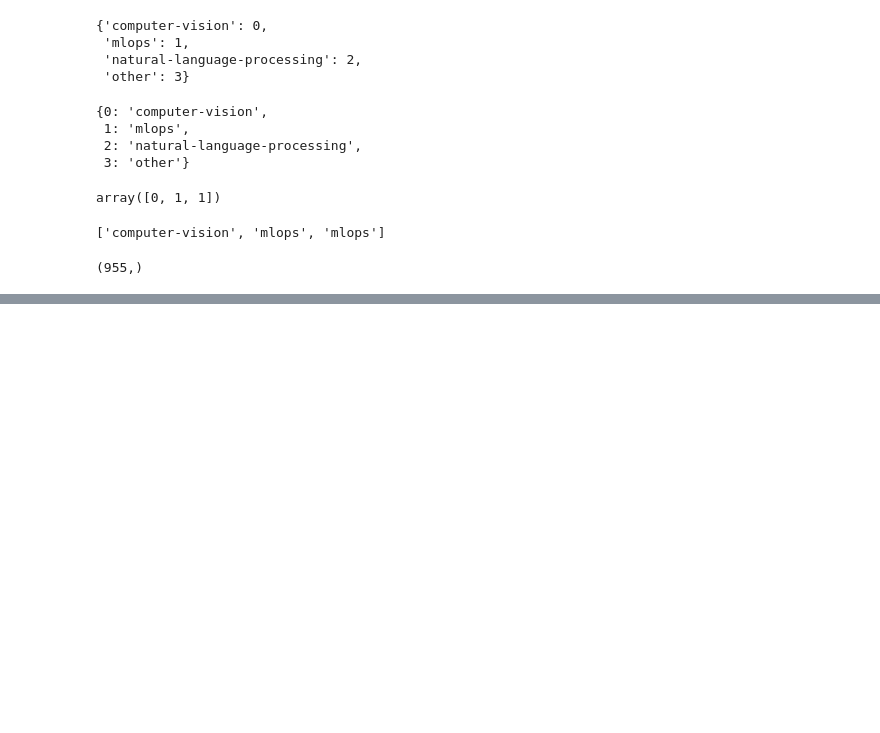
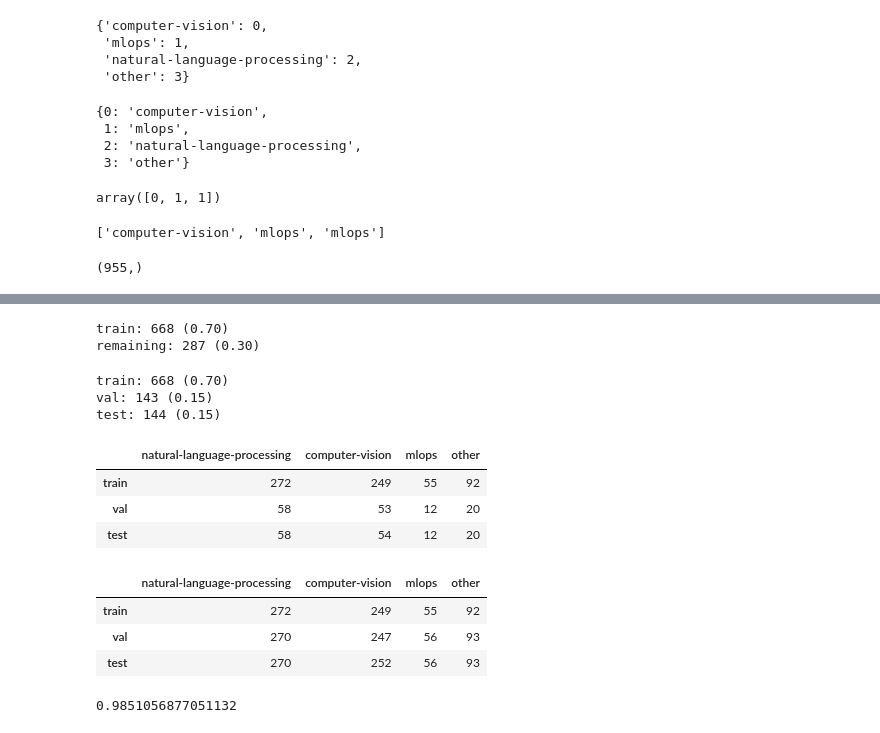
Before and after one commit to sohamtiwari3120/madewithml, a Jupyter notebook: notebooks/tagifai.ipynb, the cells around one changed output, grey strips where cells are left out. Cells and saved outputs as stored; diff of their text form; code cells hidden in the pictures; blank space fills up the shorter version.

Commit message:
feat: added splitting and data augmentation sections using snorkel

```diff
--- a/notebooks/tagifai.ipynb
+++ b/notebooks/tagifai.ipynb
@@ -379,0 +390,41 @@ print (y.shape)
+# %%
+# Split sizes
+train_size = 0.7
+val_size = 0.15
+test_size = 0.15
+# %%
+X_train, X_, y_train, y_ = train_test_split(X, y, train_size=train_size, stratify=y)
+# %%
+print (f"train: {len(X_train)} ({(len(X_train) / len(X)):.2f})\n"
+       f"remaining: {len(X_)} ({(len(X_) / len(X)):.2f})")
+# %% [output]
+train: 668 (0.70)
+remaining: 287 (0.30)
+# %%
+X_val, X_test, y_val, y_test = train_test_split(X_, y_, test_size=(test_size/(test_size+val_size)), stratify=y_)
+# %%
+print(f"train: {len(X_train)} ({len(X_train)/len(X):.2f})\n"
+      f"val: {len(X_val)} ({len(X_val)/len(X):.2f})\n"
+      f"test: {len(X_test)} ({len(X_test)/len(X):.2f})")
+# %% [output]
+train: 668 (0.70)
+val: 143 (0.15)
+test: 144 (0.15)
+# %%
+# Get counts for each class
+counts = {}
+counts["train_counts"] = Counter(label_encoder.decode(y_train))
+counts["val_counts"] = Counter(label_encoder.decode(y_val))
+counts["test_counts"] = Counter(label_encoder.decode(y_test))
+# %%
+# View distributions
+pd.DataFrame({
+    "train": counts["train_counts"],
+    "val": counts["val_counts"],
+    "test": counts["test_counts"]
+}).T.fillna(0)
+# %% [output]
+|  | natural-language-processing | computer-vision | mlops | other |
+| train | 272 | 249 | 55 | 92 |
+| val | 58 | 53 | 12 | 20 |
+| test | 58 | 54 | 12 | 20 |
@@ -379,0 +439,17 @@ print (y.shape)
+# %%
+dist_df = pd.DataFrame({
+    "train": counts["train_counts"],
+    "val": counts["val_counts"],
+    "test": counts["test_counts"]
+}).T.fillna(0)
+dist_df
+# %% [output]
+|  | natural-language-processing | computer-vision | mlops | other |
+| train | 272 | 249 | 55 | 92 |
+| val | 270 | 247 | 56 | 93 |
+| test | 270 | 252 | 56 | 93 |
+# %%
+# Standard deviation
+np.mean(np.std(dist_df.to_numpy(), axis=0))
+# %% [output]
+0.9851056877051132
```
Also changed, not shown: parts of 23 cells of this notebook.
